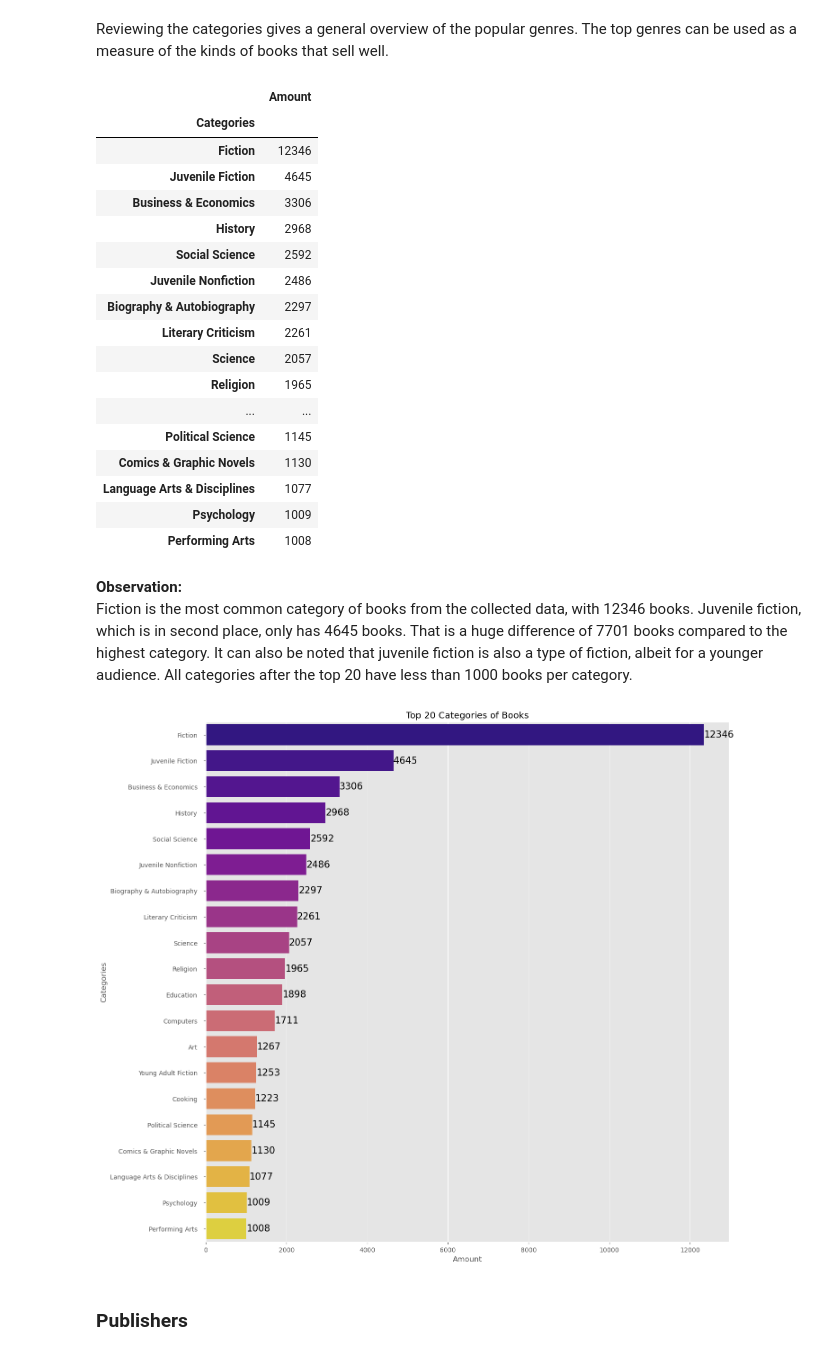
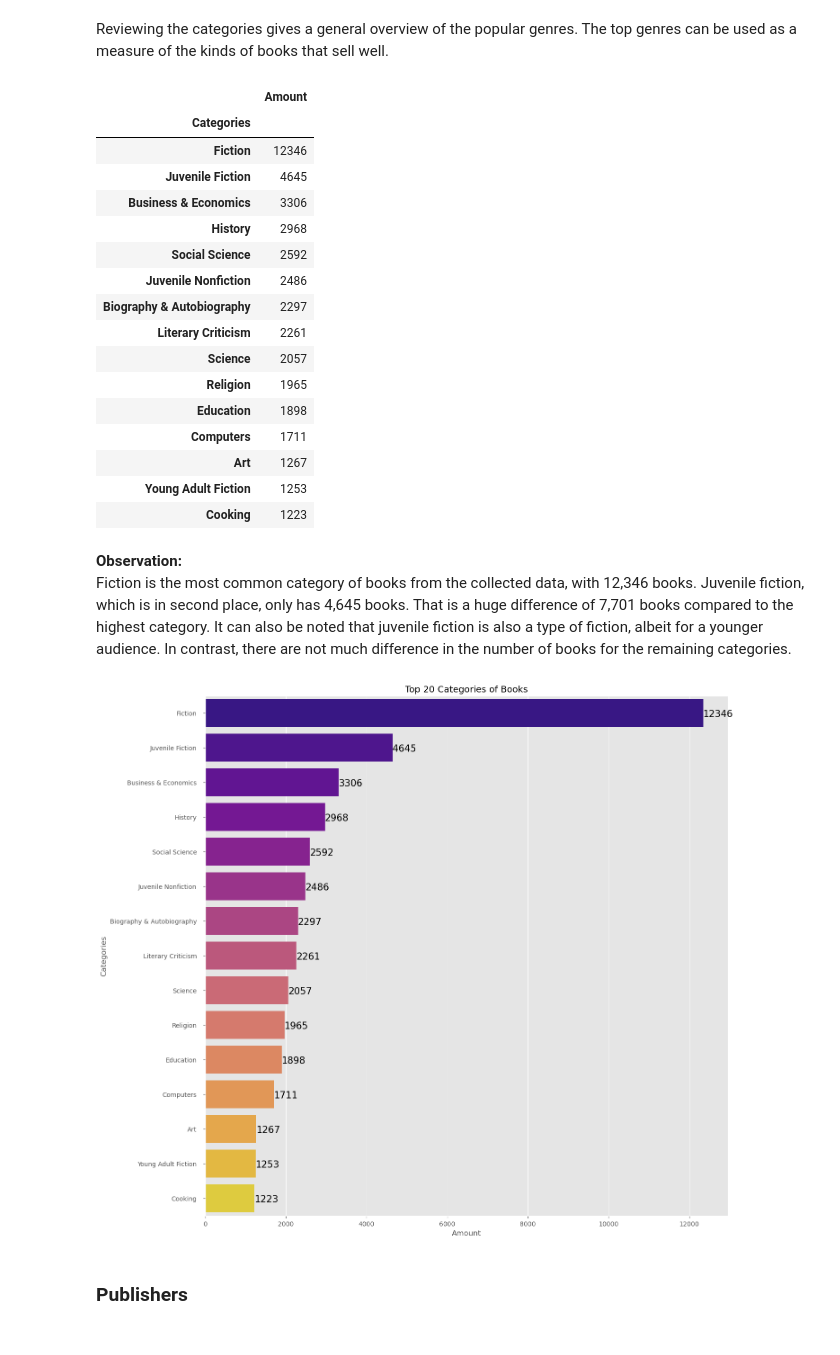
Before and after one commit to hilarylimyuxuan/Book-Recommendation-System, a Jupyter notebook: Book Recommendation System - Google Book.ipynb, the cells around one changed output. Saved outputs shown, nothing was run; the diff lists cells and outputs as text; code cells hidden in the pictures.

Commit message:
New Charts

```diff
--- a/Book Recommendation System - Google Book.ipynb
+++ b/Book Recommendation System - Google Book.ipynb
@@ -1067,14 +1067,14 @@ cleaned_df.describe()
 # %% [markdown]
 Reviewing the categories gives a general overview of the popular genres. The top genres can be used as a measure of the kinds of books that sell well.
 # %%
-#Top 20 Categories of Books
+#Top 15 Categories of Books
 
 categories = cleaned_df['volumeInfo.categories'].value_counts()
 categories_df = categories.reset_index()
 categories_df.columns = "Categories", "Amount"
 categories_df = categories_df.set_index("Categories")
 
-categories_df.head(20)
+categories_df.head(15)
 # %% [output]
 |  | Amount |
 | Categories |  |
@@ -1088,29 +1088,28 @@ categories_df.head(20)
 | Literary Criticism | 2261 |
 | Science | 2057 |
 | Religion | 1965 |
-| ... | ... |
-| Political Science | 1145 |
-| Comics & Graphic Novels | 1130 |
-| Language Arts & Disciplines | 1077 |
-| Psychology | 1009 |
-| Performing Arts | 1008 |
+| Education | 1898 |
+| Computers | 1711 |
+| Art | 1267 |
+| Young Adult Fiction | 1253 |
+| Cooking | 1223 |
 # %% [markdown]
 **Observation:**
 <br/>
-Fiction is the most common category of books from the collected data, with 12346 books. Juvenile fiction, which is in second place, only has 4645 books. That is a huge difference of 7701 books compared to the highest category. It can also be noted that juvenile fiction is also a type of fiction, albeit for a younger audience. All categories after the top 20 have less than 1000 books per category.
+Fiction is the most common category of books from the collected data, with 12,346 books. Juvenile fiction, which is in second place, only has 4,645 books. That is a huge difference of 7,701 books compared to the highest category. It can also be noted that juvenile fiction is also a type of fiction, albeit for a younger audience. In contrast, there are not much difference in the number of books for the remaining categories.
 # %%
 plt.figure(figsize=(15,15))
-ax = sns.barplot(x = categories_df.head(20)['Amount'], y = categories_df.head(20).index, palette='plasma')
+ax = sns.barplot(x = categories_df.head(15)['Amount'], y = categories_df.head(15).index, palette='plasma')
 
 ax.set_xlabel("Amount")
 ax.set_title('Top 20 Categories of Books')
 ax.xaxis.set_tick_params(pad = 5)
 ax.yaxis.set_tick_params(pad = 10)
 for i in ax.patches:
     plt.text(i.get_width()+0.2, i.get_y()+0.5, str(round(i.get_width())),fontsize = 15, color ='black')
 plt.show()
 # %% [output]
-[figure, old version]
+[figure, new version]
 # %% [markdown]
 ### Publishers
 # %%
```
Also changed, not shown: parts of 10 cells of this notebook.
